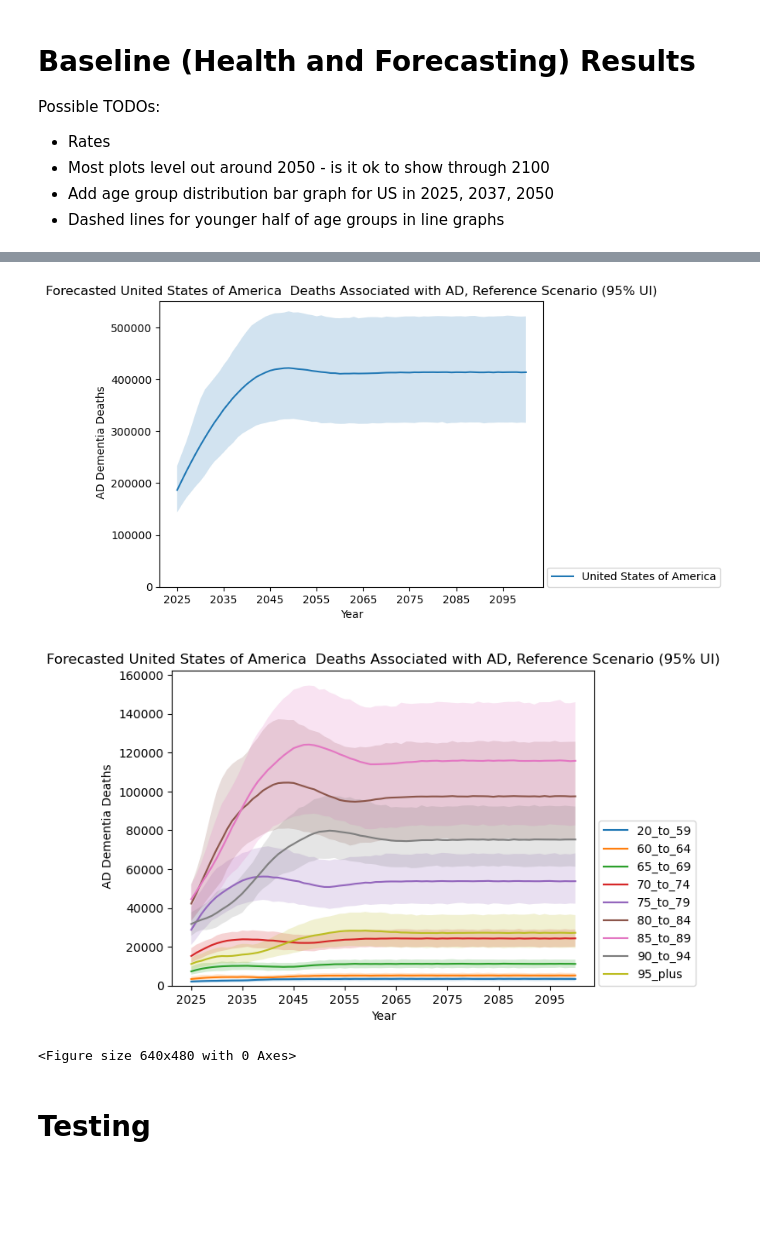
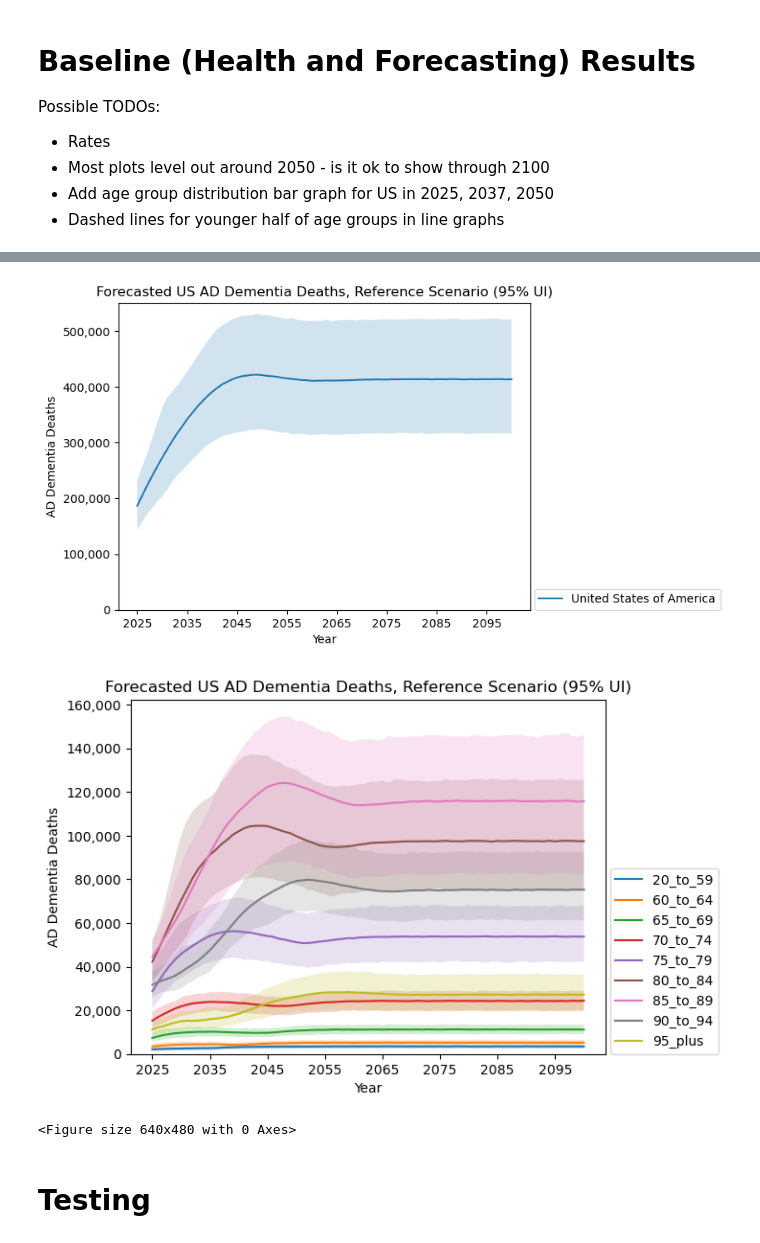
Before and after one commit to ihmeuw/vivarium_research_alzheimers, a Jupyter notebook: plots/plots_nov_11.ipynb, the cells around one changed output, grey strips where cells are left out. Drawn from its saved outputs; the diff is of its cells as text; code cells hidden in the pictures; blank space fills up the shorter version.

Commit message:
Fix issues and add extra calc plots

```diff
--- a/plots/plots_nov_11.ipynb
+++ b/plots/plots_nov_11.ipynb
@@ -232,9 +400,28 @@ make_forecast_plot(res, "Japan", "Incidence", "Disease Stage")
 # %%
-make_forecast_plot(res, "United States of America", "Deaths Associated with AD", None)
-make_forecast_plot(res, "United States of America", "Deaths Associated with AD", "Age")
+make_forecast_plot(
+    filter_results(
+        res,
+        ["Year"],
+        location=["United States of America"],
+        measure=["Deaths Associated with AD"],
+    ),
+    "Forecasted US AD Dementia Deaths, Reference Scenario (95% UI)",
+    "AD Dementia Deaths",
+)
+make_forecast_plot(
+    filter_results(
+        res,
+        ["Year", "Age"],
+        location=["United States of America"],
+        measure=["Deaths Associated with AD"],
+    ),
+    "Forecasted US AD Dementia Deaths, Reference Scenario (95% UI)",
+    "AD Dementia Deaths",
+    "Age",
+)
 # %% [output]
-[figure, old version]
+[figure, new version]
-[figure, old version]
+[figure, new version]
 <Figure size 640x480 with 0 Axes>
 # %% [markdown]
 # Testing
```
Also changed, not shown: parts of 30 cells of this notebook.
